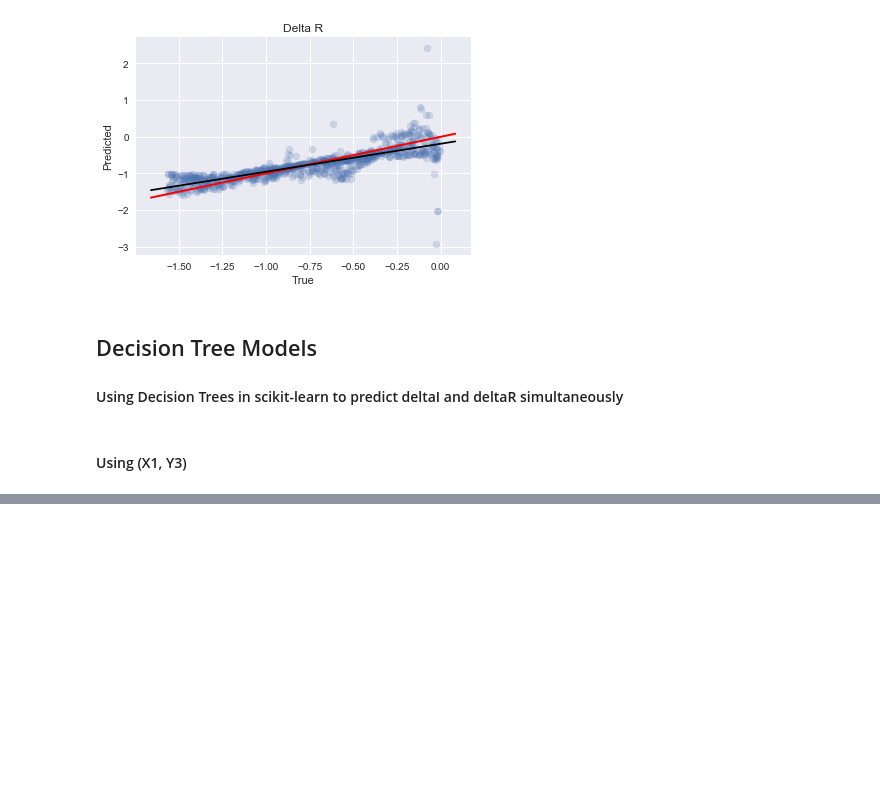
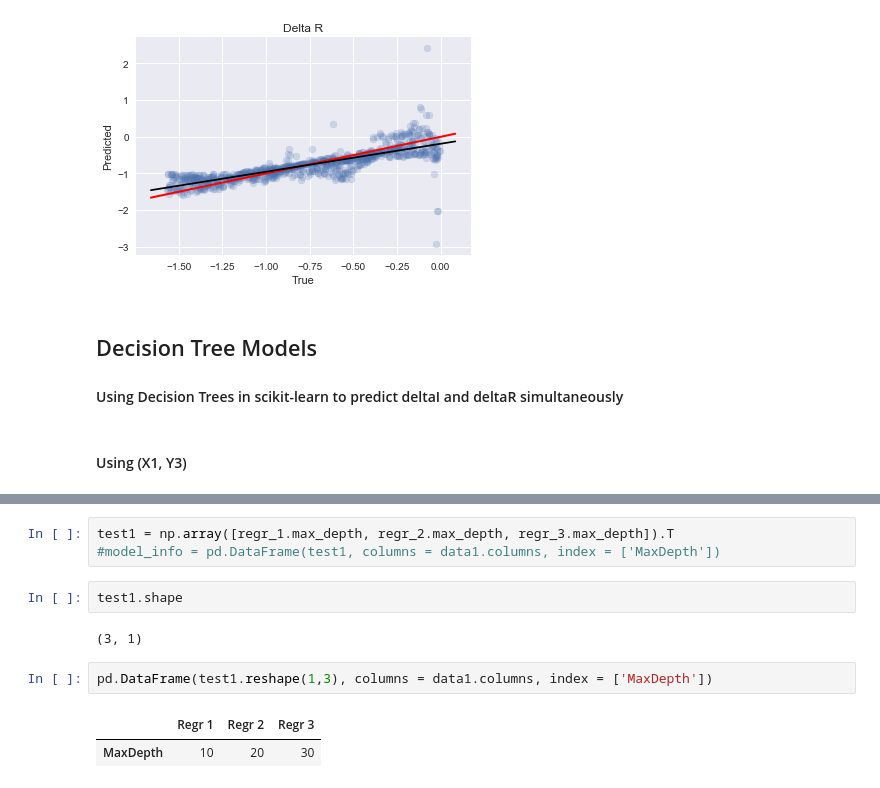
Before and after one commit to Lcollins91/DS_ResearchProject_ND, a Jupyter notebook: Master_CO_Circle_Spec_Model.ipynb, the cells around one changed output, grey strips where cells are left out. Drawn from its saved outputs; the diff is of its cells as text; blank space fills up the shorter version.

```diff
--- a/Master_CO_Circle_Spec_Model.ipynb
+++ b/Master_CO_Circle_Spec_Model.ipynb
@@ -655,3 +655,15 @@ array([ 0.99582722,  0.99612122,  0.99563589,  0.9925137 ,  0.99364058,
 [figure]
 [figure]
 [figure]
+# %%
+test1 = np.array([regr_1.max_depth, regr_2.max_depth, regr_3.max_depth]).T
+#model_info = pd.DataFrame(test1, columns = data1.columns, index = ['MaxDepth'])
+# %%
+test1.shape
+# %% [output]
+(3, 1)
+# %%
+pd.DataFrame(test1.reshape(1,3), columns = data1.columns, index = ['MaxDepth'])
+# %% [output]
+|  | Regr 1 | Regr 2 | Regr 3 |
+| MaxDepth | 10 | 20 | 30 |
```
Also changed, not shown: parts of 1 cell of this notebook.
